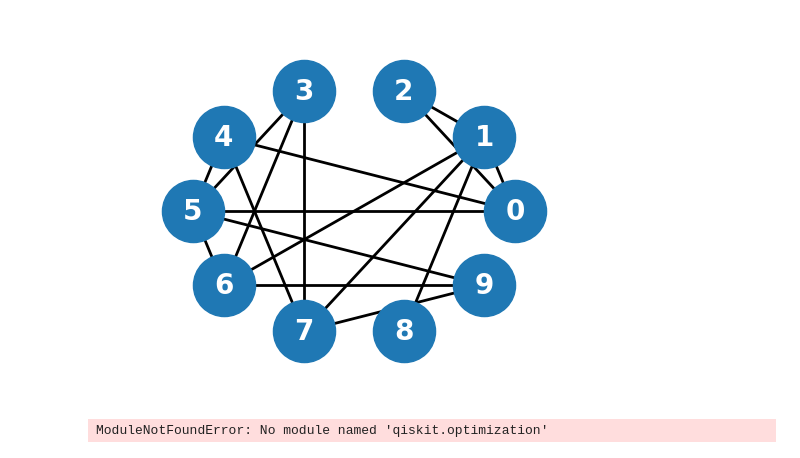
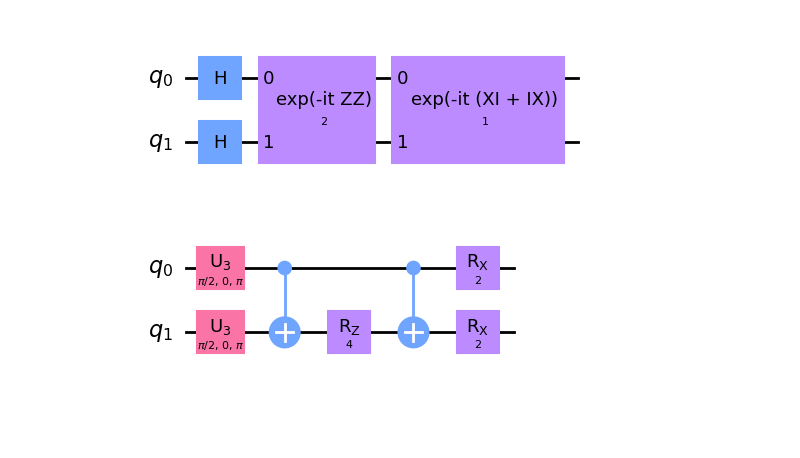
Before and after one commit to NewtZhang/quantum, a Jupyter notebook: Max-Cut/maxcut-tryq.ipynb, the cells around one changed output. Cells and saved outputs as stored; diff of their text form; code cells hidden in the pictures; blank space fills up the shorter version.

```diff
--- a/Max-Cut/maxcut-tryq.ipynb
+++ b/Max-Cut/maxcut-tryq.ipynb
@@ -151,62 +1,13 @@ plt.show()
-# %%
-# 随机生成10个节点的图
-import networkx as nx   #导入networkx包
-import random #导入random包
-import matplotlib.pyplot as plt #导入画图工具包
-
-G = nx.Graph()			#建立无向图
-H = nx.path_graph(10)	#添加节点，10个点的无向图
-G.add_nodes_from(H)		#添加节点
-
-
-def rand_edge(vi,vj,p=0.6):		#默认概率p=0.1
-    probability =random.random()#生成随机小数
-    if(probability>p):			#如果大于p
-        G.add_edge(vi,vj)  		#连接vi和vj节点
-
-i=0
-while (i<10):
-    j=0
-    while(j<i):
-            rand_edge(i,j)		#调用rand_edge()
-            j +=1
-    i +=1
-
-# 将生成的图 G 打印出来
-pos = nx.circular_layout(G)
-options = {
-    "with_labels": True,
-    "font_size": 20,
-    "font_weight": "bold",
-    "font_color": "white",
-    "node_size": 2000,
-    "width": 2
-}
-nx.draw_networkx(G, pos, **options)
-ax = plt.gca()
-ax.margins(0.20)
-plt.axis("off")
-plt.show()
-# %% [output]
-[figure, removed]
-# %%
-import numpy as np
-import networkx as nx
-
-from qiskit import BasicAer
-from qiskit.aqua.algorithms import NumPyMinimumEigensolver
-from qiskit.optimization.applications.ising import graph_partition
-from qiskit.optimization.applications.ising.common import random_graph, sample_most_likely
-
-num_nodes = 4
-w = random_graph(num_nodes, edge_prob=0.8, weight_range=10, seed=48)
-print(w)
-
-G = nx.from_numpy_matrix(w)
-layout = nx.random_layout(G, seed=10)
-colors = ['r', 'g', 'b', 'y']
-nx.draw(G, layout, node_color=colors)
-labels = nx.get_edge_attributes(G, 'weight')
-nx.draw_networkx_edge_labels(G, pos=layout, edge_labels=labels);
-# %% [output]
-ModuleNotFoundError: No module named 'qiskit.optimization'
+# %%
+from qiskit.opflow import Z
+from qiskit.algorithms import QAOA
+H1 = Z^Z # Define Z_0Z_1
+qaoa = QAOA()
+circuit = qaoa.construct_circuit([1,2],H1)[0]
+circuit.draw(output="mpl")
+# %% [output]
+[figure, added]
+# %%
+circuit.decompose().decompose().draw(output="mpl")
+# %% [output]
+[figure, added]
```
Also changed, not shown: parts of 10 cells of this notebook, 4 other files.
